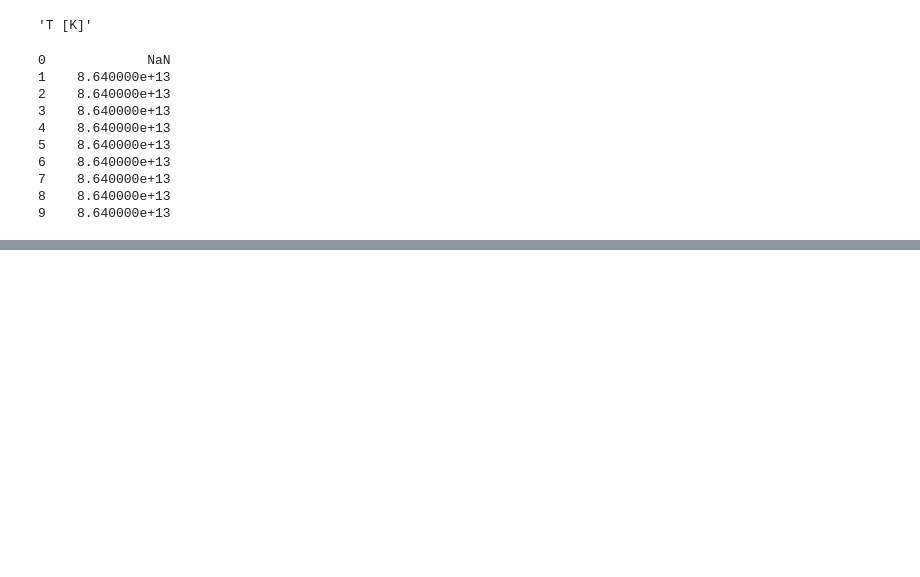
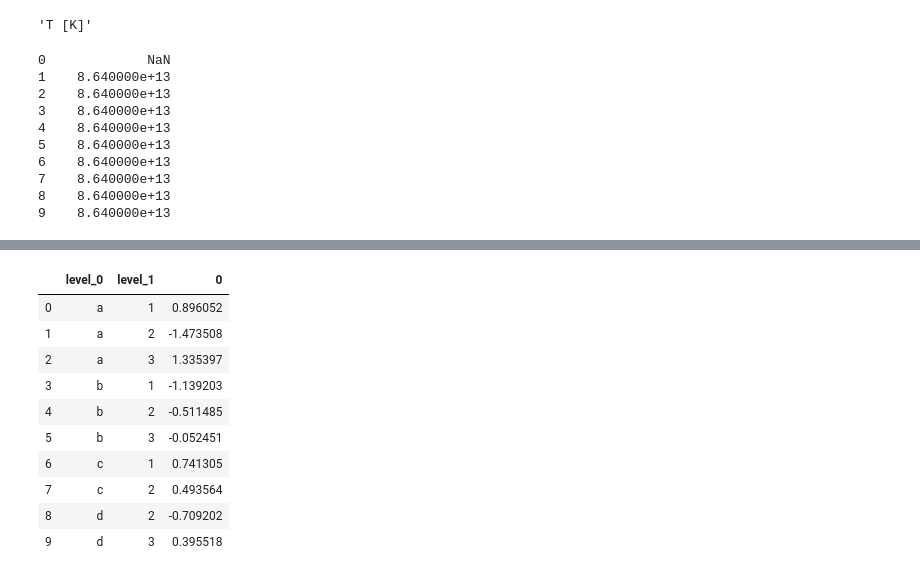
Before and after one commit to lro-diviner/divcalib, a Jupyter notebook: playing around.ipynb, the cells around one changed output, grey strips where cells are left out. Saved outputs shown, nothing was run; the diff lists cells and outputs as text; code cells hidden in the pictures; blank space fills up the shorter version.

```diff
--- a/playing around.ipynb
+++ b/playing around.ipynb
@@ -64,0 +148,17 @@ pd.Series(pd.date_range(start="2012-01-01",periods=10)).diff()
+# %%
+data = pd.Series(np.random.randn(10),
+index=[['a', 'a', 'a', 'b', 'b', 'b', 'c', 'c', 'd', 'd'],[1, 2, 3, 1, 2, 3, 1, 2, 2, 3]])
+# %%
+data.reset_index()
+# %% [output]
+|  | level_0 | level_1 | 0 |
+| 0 | a | 1 | 0.896052 |
+| 1 | a | 2 | -1.473508 |
+| 2 | a | 3 | 1.335397 |
+| 3 | b | 1 | -1.139203 |
+| 4 | b | 2 | -0.511485 |
+| 5 | b | 3 | -0.052451 |
+| 6 | c | 1 | 0.741305 |
+| 7 | c | 2 | 0.493564 |
+| 8 | d | 2 | -0.709202 |
+| 9 | d | 3 | 0.395518 |
```
Also changed, not shown: parts of 49 cells of this notebook, 10 other files.
